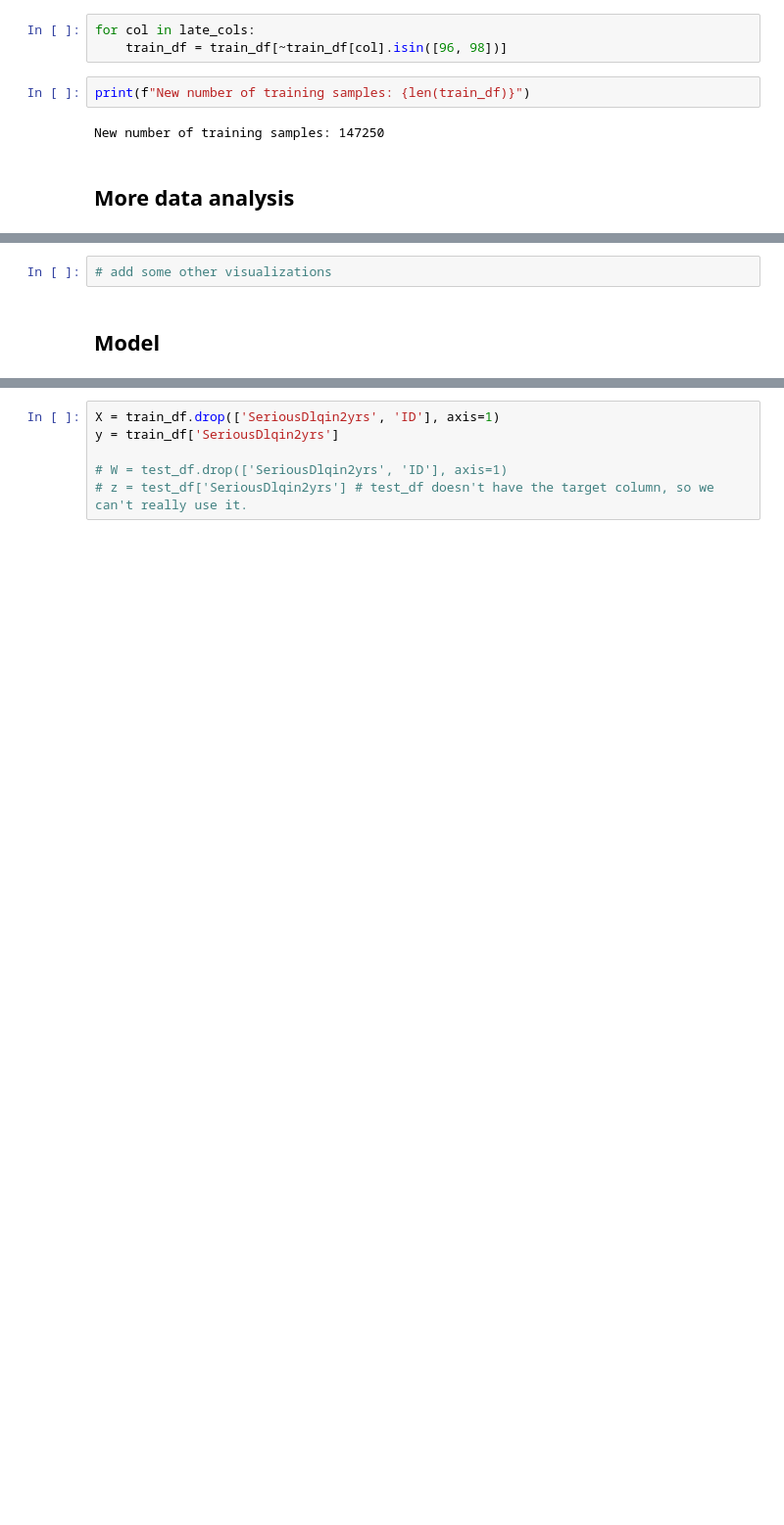
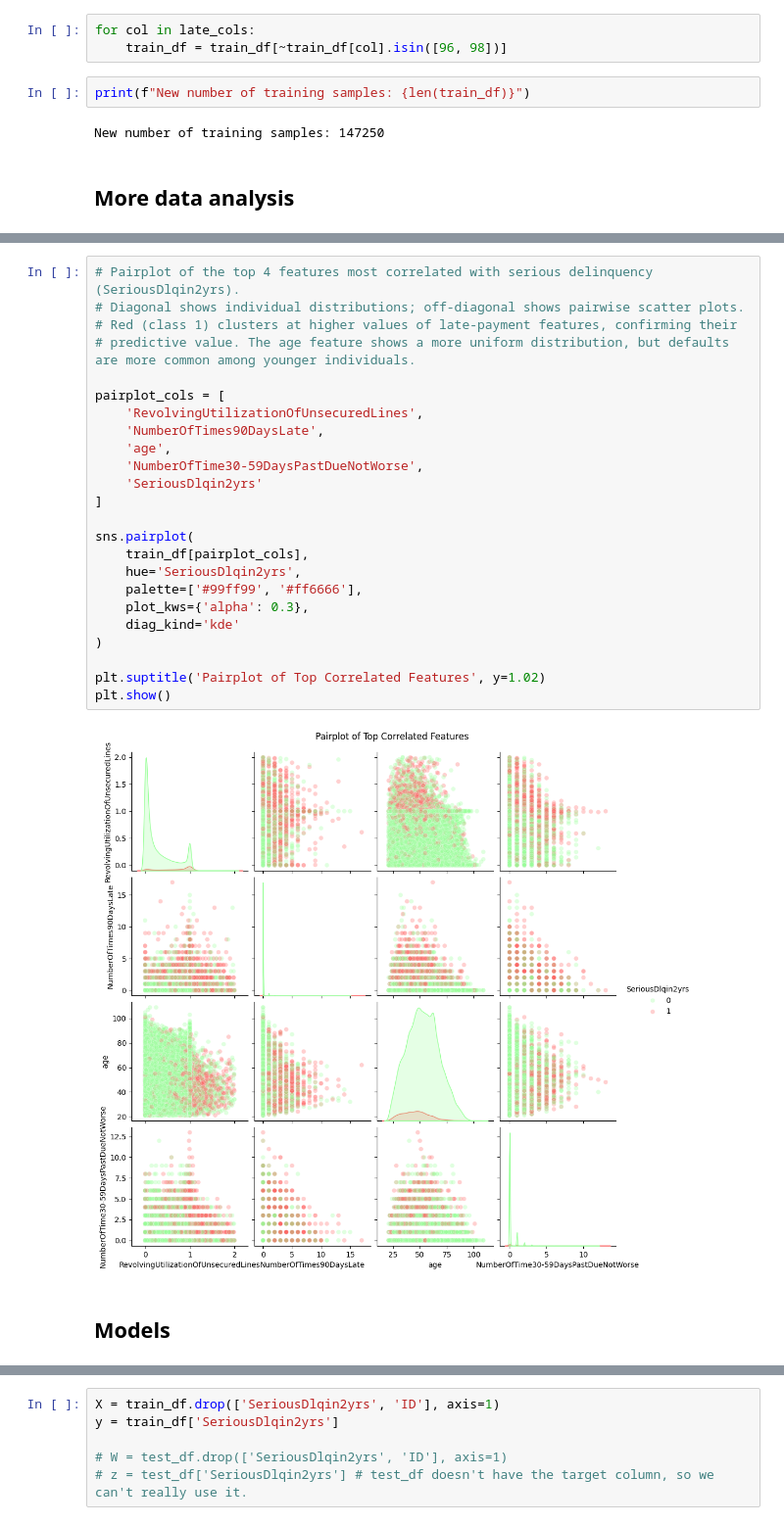
Before and after one commit to giuliacavoletti/NAML_project, a Jupyter notebook: src/GiveMeSomeCredit_logisticreg.ipynb, the cells around one changed output, grey strips where cells are left out. Shown at 98% size. Drawn from its saved outputs; the diff is of its cells as text; blank space fills up the shorter version.

```diff
--- a/src/GiveMeSomeCredit_logisticreg.ipynb
+++ b/src/GiveMeSomeCredit_logisticreg.ipynb
@@ -373,4 +375,28 @@ plt.show()
-# %%
-# add some other visualizations
+# %%
+# Pairplot of the top 4 features most correlated with serious delinquency (SeriousDlqin2yrs).
+# Diagonal shows individual distributions; off-diagonal shows pairwise scatter plots.
+# Red (class 1) clusters at higher values of late-payment features, confirming their
+# predictive value. The age feature shows a more uniform distribution, but defaults are more common among younger individuals.
+
+pairplot_cols = [
+    'RevolvingUtilizationOfUnsecuredLines',
+    'NumberOfTimes90DaysLate',
+    'age',
+    'NumberOfTime30-59DaysPastDueNotWorse',
+    'SeriousDlqin2yrs'
+]
+
+sns.pairplot(
+    train_df[pairplot_cols],
+    hue='SeriousDlqin2yrs',
+    palette=['#99ff99', '#ff6666'],
+    plot_kws={'alpha': 0.3},
+    diag_kind='kde'
+)
+
+plt.suptitle('Pairplot of Top Correlated Features', y=1.02)
+plt.show()
+# %% [output]
+[figure, added]
 # %% [markdown]
-## Model
+## Models
```
Also changed, not shown: parts of 21 cells of this notebook.
